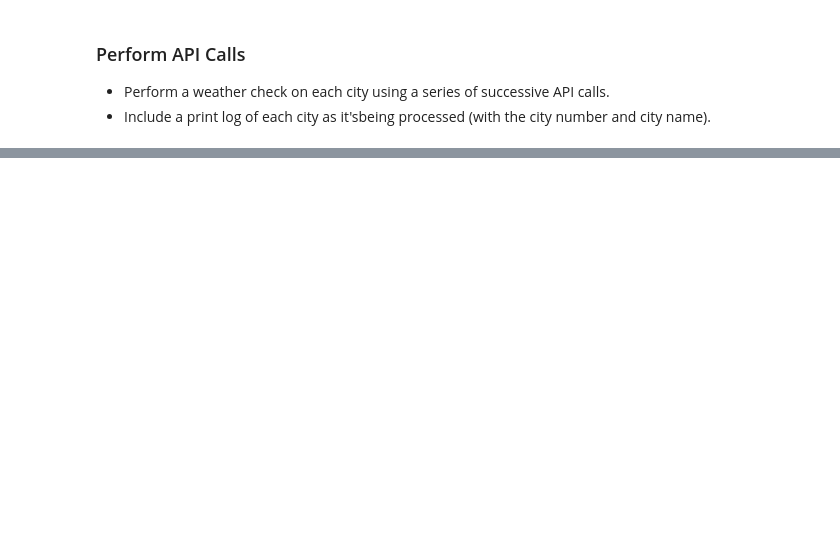
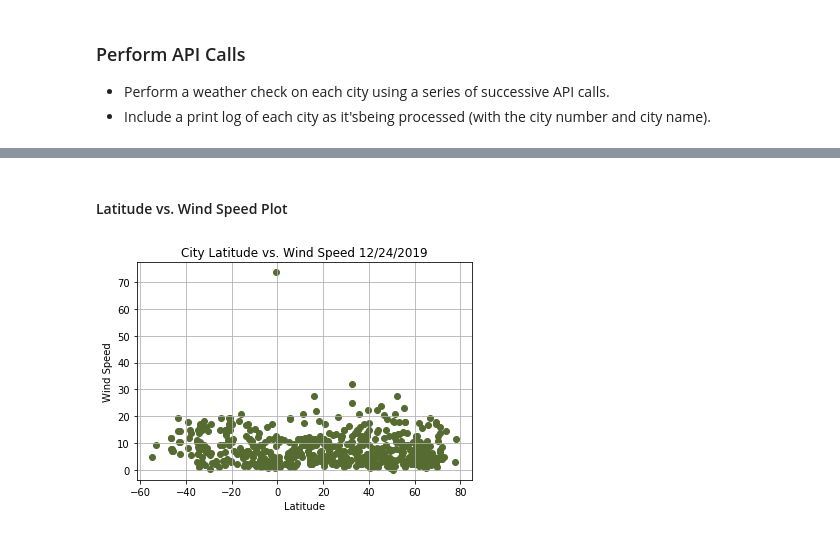
Before and after one commit to daniela-matos/equator_weather, a Jupyter notebook: WeatherPy/main.ipynb, the cells around one changed output, grey strips where cells are left out. Cells and saved outputs as stored; diff of their text form; code cells hidden in the pictures; blank space fills up the shorter version.

```diff
--- a/WeatherPy/main.ipynb
+++ b/WeatherPy/main.ipynb
@@ -151,0 +201,16 @@ dtype('O')
+# %% [markdown]
+#### Latitude vs. Wind Speed Plot
+# %%
+plt.scatter(weather["Lat"], weather["Windspeed"], marker="o", color="darkolivegreen")
+plt.title(f"City Latitude vs. Wind Speed {time.strftime('%m/%d/%Y')}")
+plt.xlabel("Latitude")
+plt.ylabel("Wind Speed")
+plt.grid(True)
+
+# Save the figure
+plt.savefig("Output/Latitude_vs_Wind_Speed.png")
+
+# Show plot
+plt.show()
+# %% [output]
+[figure, added]
```
Also changed, not shown: parts of 12 cells of this notebook, 5 other files.
